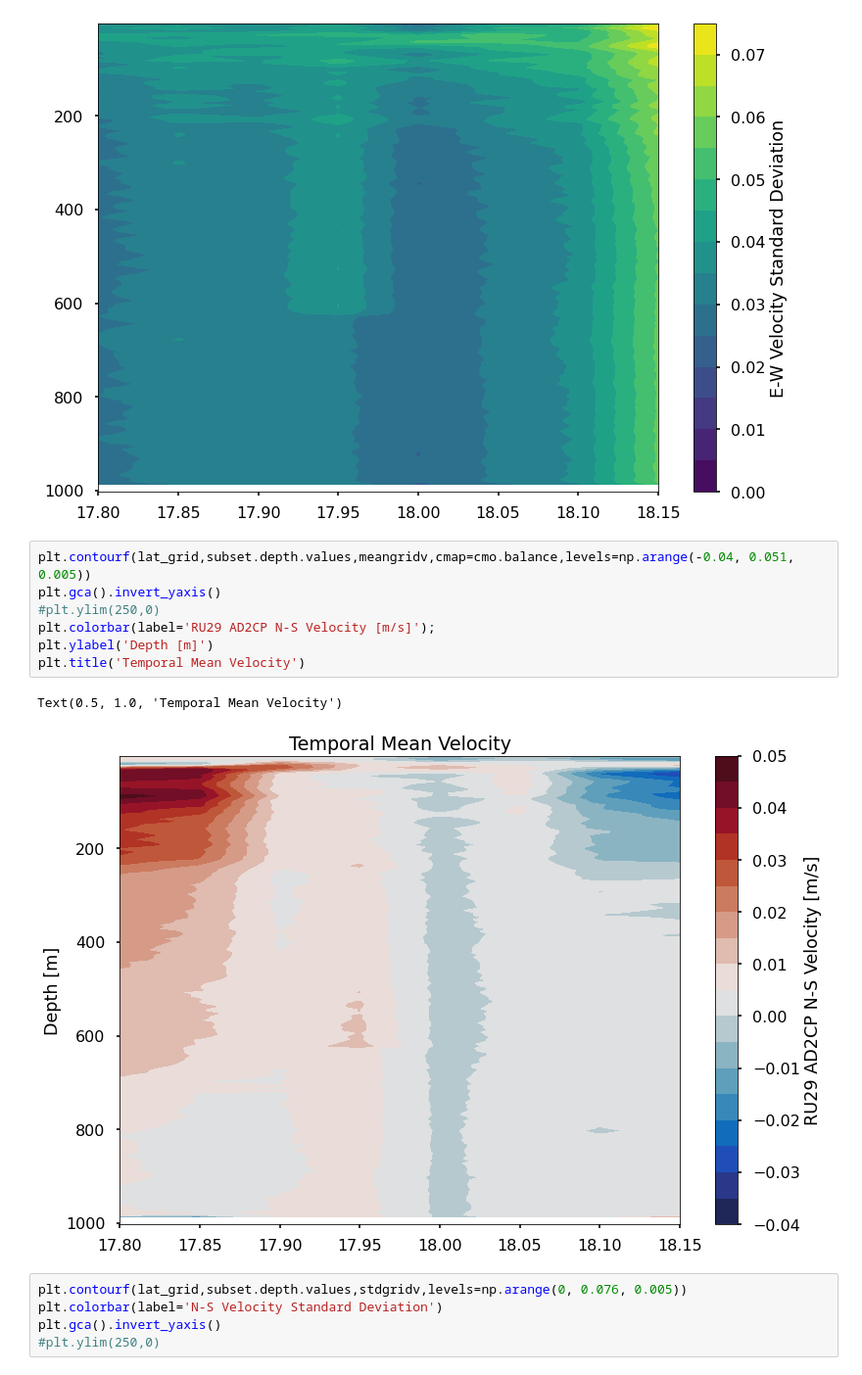
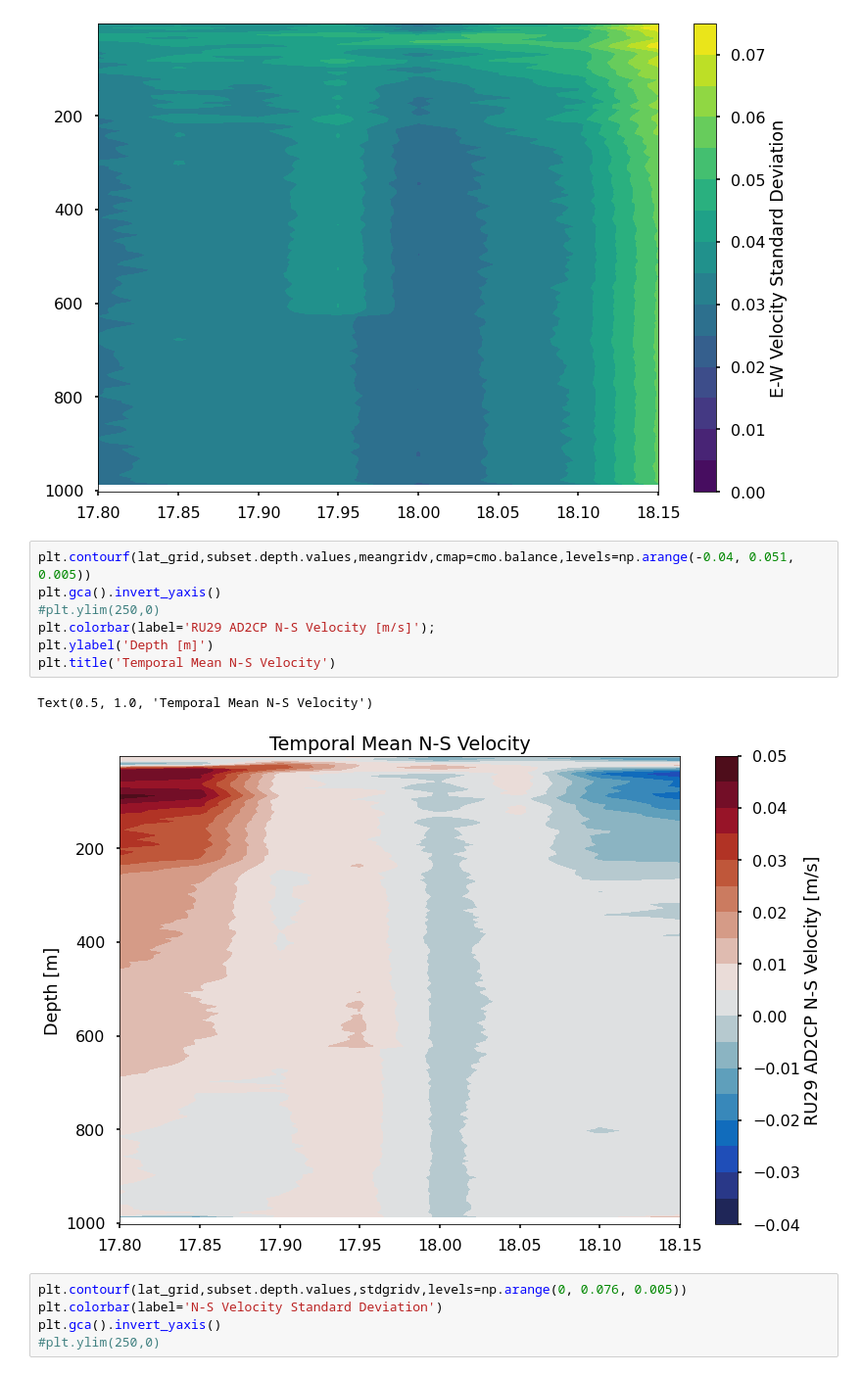
Before and after one commit to JGradone/Slocum-AD2CP, a Jupyter notebook: notebooks/03_RU29_2020_AD2CP_Analysis.ipynb, the cells around one changed output. Shown at 98% size. Saved outputs shown, nothing was run; the diff lists cells and outputs as text.

```diff
--- a/notebooks/03_RU29_2020_AD2CP_Analysis.ipynb
+++ b/notebooks/03_RU29_2020_AD2CP_Analysis.ipynb
@@ -287,13 +219,13 @@ plt.gca().invert_yaxis()
 # %%
 plt.contourf(lat_grid,subset.depth.values,meangridv,cmap=cmo.balance,levels=np.arange(-0.04, 0.051, 0.005))
 plt.gca().invert_yaxis()
 #plt.ylim(250,0)
 plt.colorbar(label='RU29 AD2CP N-S Velocity [m/s]');
 plt.ylabel('Depth [m]')
-plt.title('Temporal Mean Velocity')
+plt.title('Temporal Mean N-S Velocity')
 # %% [output]
-Text(0.5, 1.0, 'Temporal Mean Velocity')
+Text(0.5, 1.0, 'Temporal Mean N-S Velocity')
-[figure, old version]
+[figure, new version]
 # %%
 plt.contourf(lat_grid,subset.depth.values,stdgridv,levels=np.arange(0, 0.076, 0.005))
 plt.colorbar(label='N-S Velocity Standard Deviation')
```
Also changed, not shown: parts of 63 cells of this notebook, 7 other files.
